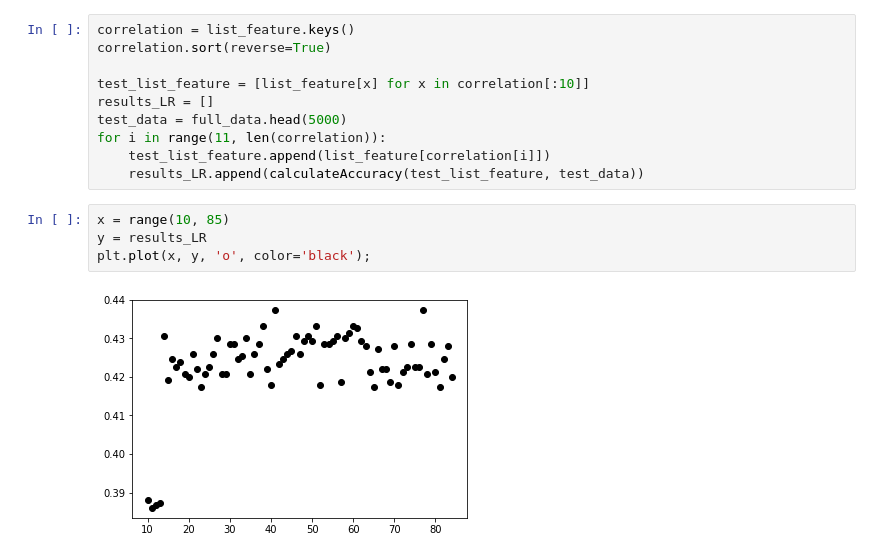
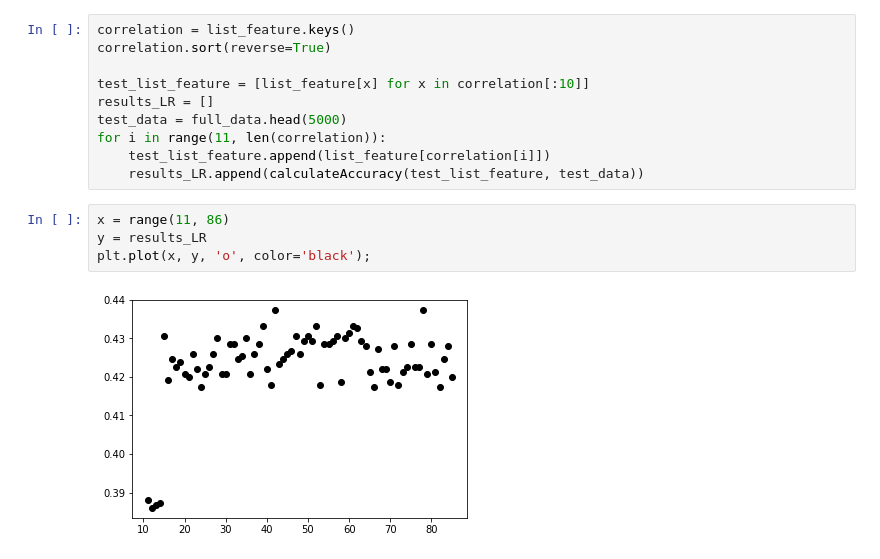
Before and after one commit to vtnlinh95/Loan-Prediction, a Jupyter notebook: Lender Approve Predict.ipynb, the cells around one changed output. Drawn from its saved outputs; the diff is of its cells as text.

```diff
--- a/Lender Approve Predict.ipynb
+++ b/Lender Approve Predict.ipynb
@@ -309,8 +309,8 @@ for i in range(11, len(correlation)):
     test_list_feature.append(list_feature[correlation[i]])
     results_LR.append(calculateAccuracy(test_list_feature, test_data))
 # %%
-x = range(10, 85)
+x = range(11, 86)
 y = results_LR
 plt.plot(x, y, 'o', color='black');
 # %% [output]
-[figure, old version]
+[figure, new version]
```
